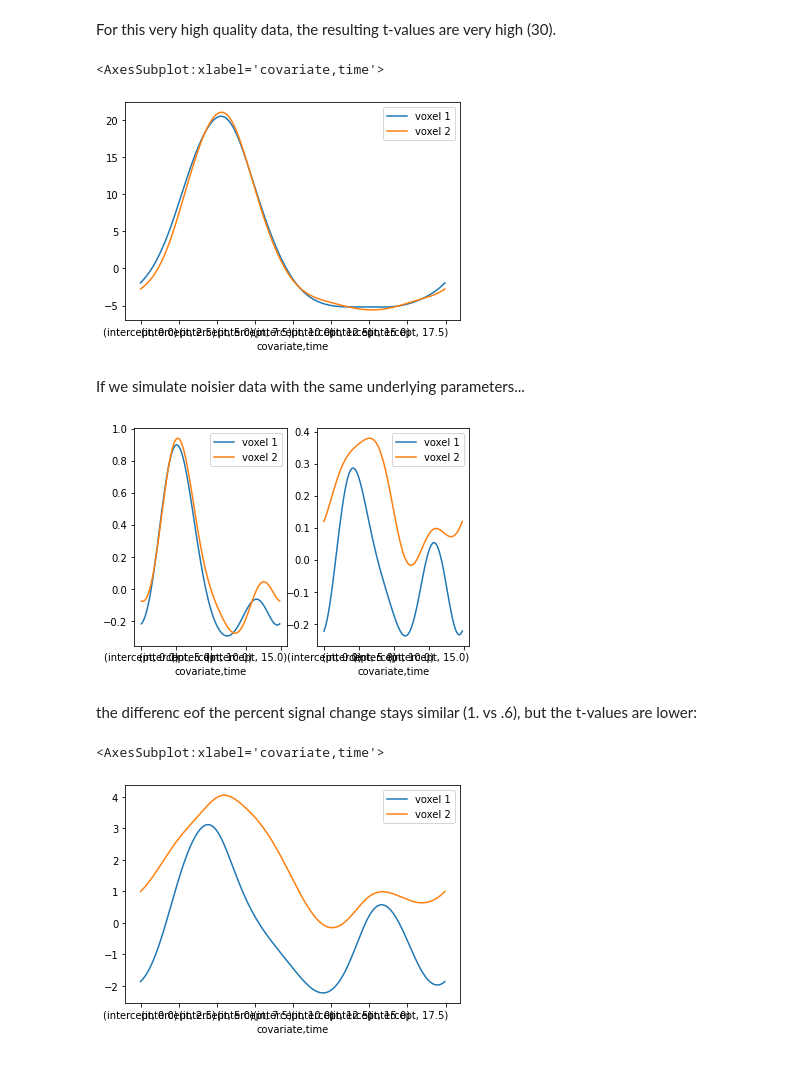
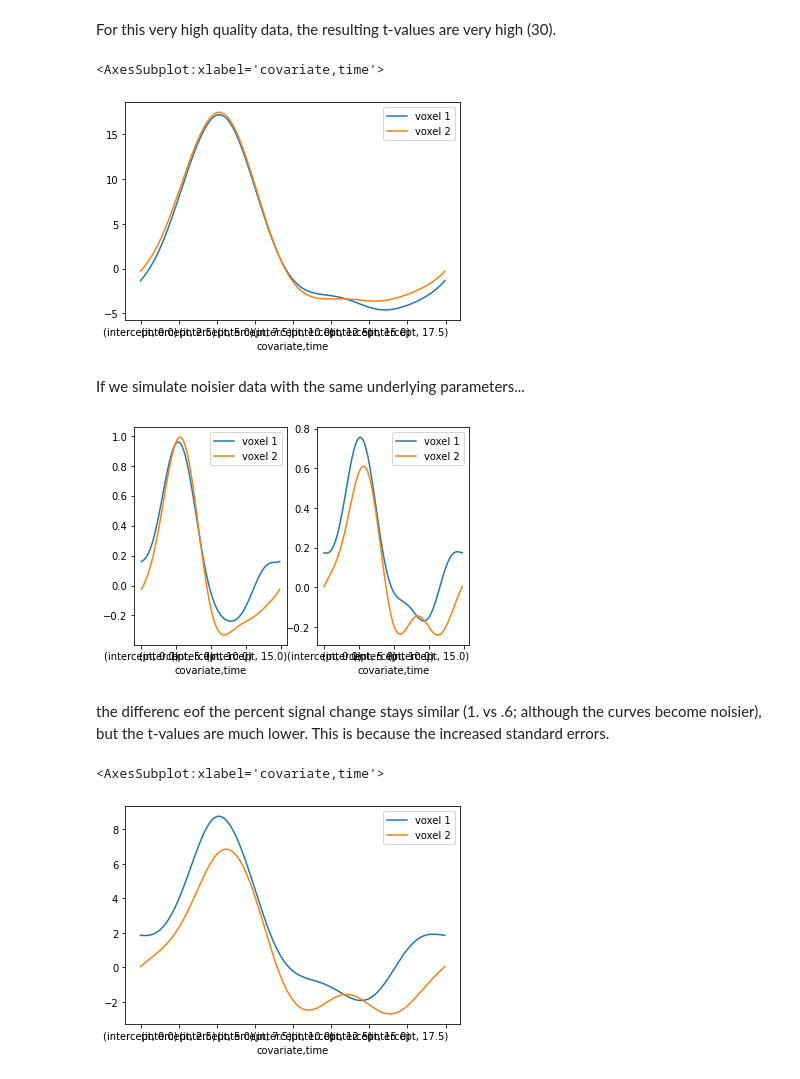
Before and after one commit to VU-Cog-Sci/nideconv, a Jupyter notebook: notebooks/Paired t-test using nideconv.ipynb, the cells around one changed output. Saved outputs shown, nothing was run; the diff lists cells and outputs as text; code cells hidden in the pictures.

```diff
--- a/notebooks/Paired t-test using nideconv.ipynb
+++ b/notebooks/Paired t-test using nideconv.ipynb
@@ -30,7 +30,7 @@ conditions = [{'name':'plus_type1_exemplar1',
   'mu_group':.5,
   'std_group':0.1}]
 # %%
-data, onsets, parameters = simulate.simulate_fmri_experiment(conditions, n_rois=2, run_duration=300*4, noise_level=.1)
+data, onsets, parameters = simulate.simulate_fmri_experiment(conditions, n_rois=2, run_duration=300*7, noise_level=.1)
 data.columns = ['voxel 1', 'voxel 2']
 # %% [markdown]
 Now, we use `ResponseFitter` to fit a Fourier basis set to all 8 conditions
@@ -104,38 +104,38 @@ For this very high quality data, the resulting t-values are very high (30).
 t.plot()
 # %% [output]
 <AxesSubplot:xlabel='covariate,time'>
-[figure, old version]
+[figure, new version]
 # %% [markdown]
 If we simulate noisier data with the same underlying parameters...
 # %%
-data, onsets, parameters = simulate.simulate_fmri_experiment(conditions, n_rois=2, run_duration=300*4, noise_level=.65)
+data, onsets, parameters = simulate.simulate_fmri_experiment(conditions, n_rois=2, run_duration=300*7, noise_level=.65)
 data.columns = ['voxel 1', 'voxel 2']
 
 fitter = nideconv.ResponseFitter(data, 1.0, )
 for condition in conditions:
     fitter.add_event(condition['name'], onsets.loc[condition['name'], 'onset'],
                     interval=[0, 20], basis_set='fourier', n_regressors=6)
 
 fitter.fit()
 
 tc = fitter.get_timecourses(oversample=5)
 
 tc_plus_type1_exemplar1_corrected = tc.loc['plus_type1_exemplar1'] - tc.loc['drop_type1_exemplar1']
 
 col1 = plt.subplot(121)
 tc.loc['plus_type1_exemplar1'].plot(ax=col1)
 
 col2 = plt.subplot(122)
 tc_plus_type1_exemplar1_corrected.plot(ax=col2)
 
 plt.gcf().set_size_inches(6, 4)
 # %% [output]
-[figure, old version]
+[figure, new version]
 # %% [markdown]
-the differenc eof the percent signal change stays similar (1. vs .6), but the t-values are lower:
+the differenc eof the percent signal change stays similar (1. vs .6; although the curves become noisier), but the t-values are much lower. This is because the increased standard errors.
 # %%
 t = paired_t_test(fitter, 'plus_type1_exemplar1', 'drop_type1_exemplar1')
 t.plot()
 # %% [output]
 <AxesSubplot:xlabel='covariate,time'>
-[figure, old version]
+[figure, new version]
```
Also changed, not shown: parts of 2 cells of this notebook.
